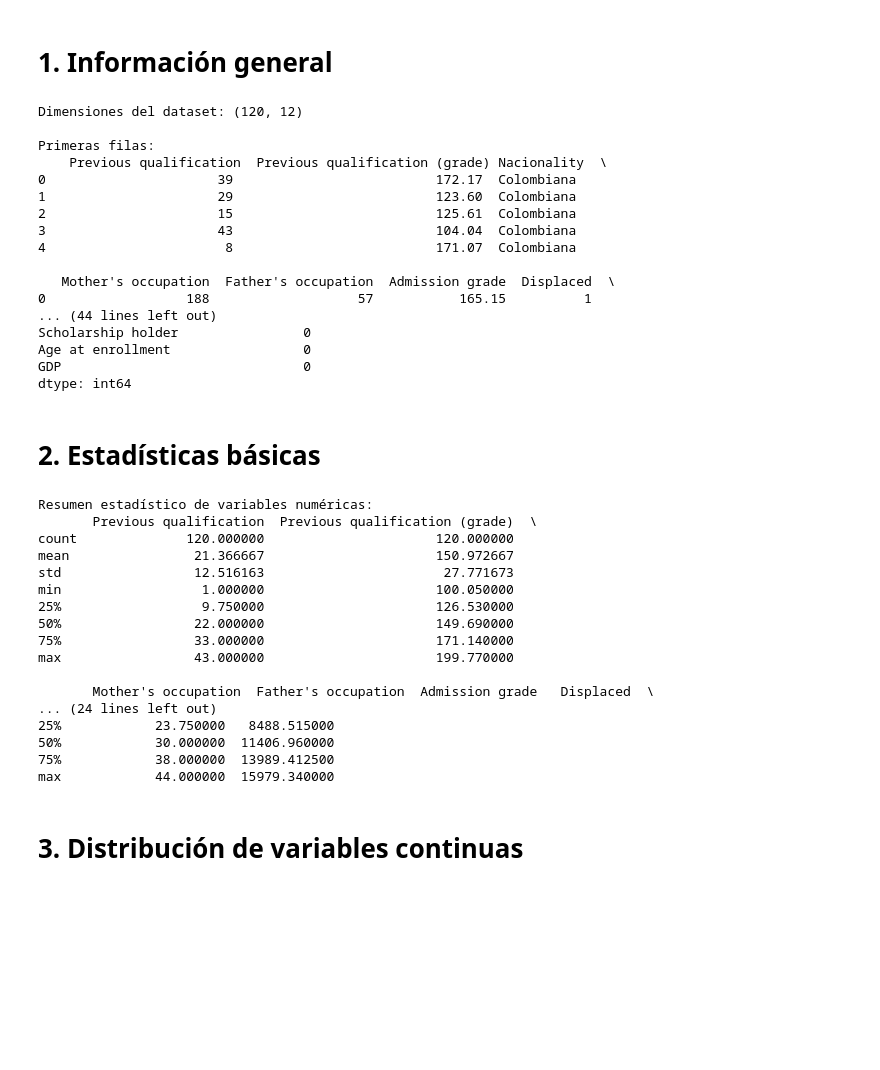
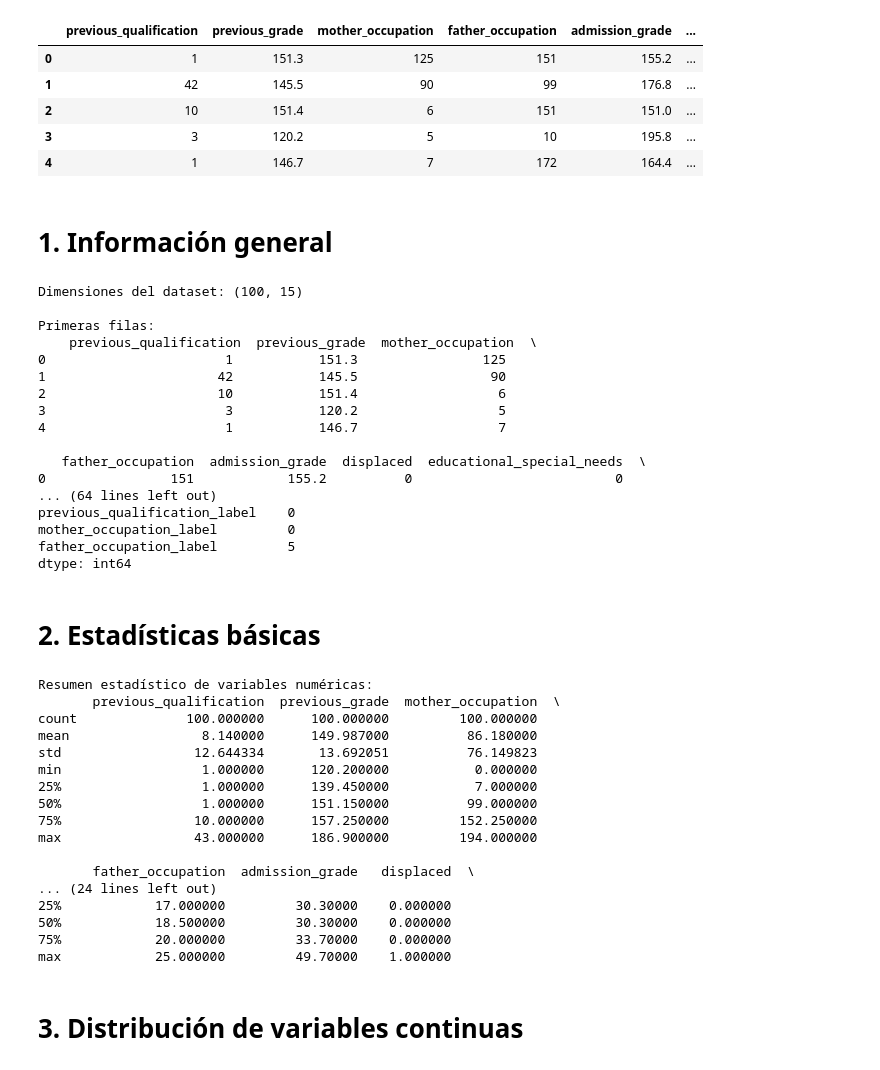
Before and after one commit to Miniicow/student-dropout-prediction, a Jupyter notebook: EDA.ipynb, the cells around one changed output. Drawn from its saved outputs; the diff is of its cells as text; code cells hidden in the pictures; blank space fills up the shorter version.

Commit message:
add new dataset

```diff
--- a/EDA.ipynb
+++ b/EDA.ipynb
@@ -22,6 +201,15 @@ import seaborn as sns
 # %%
 # Carga de datos
-df = pd.read_csv("student_data.csv")  # Cambia por el nombre real
+df = pd.read_csv("desercion_dataset_public_labels.csv")
+# %%
+df.head(5)
+# %% [output]
+|  | previous_qualification | previous_grade | mother_occupation | father_occupation | admission_grade | ... |
+| 0 | 1 | 151.3 | 125 | 151 | 155.2 | ... |
+| 1 | 42 | 145.5 | 90 | 99 | 176.8 | ... |
+| 2 | 10 | 151.4 | 6 | 151 | 151.0 | ... |
+| 3 | 3 | 120.2 | 5 | 10 | 195.8 | ... |
+| 4 | 1 | 146.7 | 7 | 172 | 164.4 | ... |
 # %% [markdown]
 # 1. Información general
 # %%
@@ -30,22 +218,22 @@ print("\nPrimeras filas:\n", df.head())
 print("\nTipos de datos:\n", df.dtypes)
 print("\nValores nulos:\n", df.isnull().sum())
 # %% [output]
-Dimensiones del dataset: (120, 12)
+Dimensiones del dataset: (100, 15)
 
 Primeras filas:
-    Previous qualification  Previous qualification (grade) Nacionality  \
-0                      39                          172.17  Colombiana
-1                      29                          123.60  Colombiana
-2                      15                          125.61  Colombiana
-3                      43                          104.04  Colombiana
-4                       8                          171.07  Colombiana
+    previous_qualification  previous_grade  mother_occupation  \
+0                       1           151.3                125
+1                      42           145.5                 90
+2                      10           151.4                  6
+3                       3           120.2                  5
+4                       1           146.7                  7
 
-   Mother's occupation  Father's occupation  Admission grade  Displaced  \
-0                  188                   57           165.15          1
-... (44 lines left out)
-Scholarship holder                0
-Age at enrollment                 0
-GDP                               0
+   father_occupation  admission_grade  displaced  educational_special_needs  \
+0                151            155.2          0                          0
+... (64 lines left out)
+previous_qualification_label    0
+mother_occupation_label         0
+father_occupation_label         5
 dtype: int64
 # %% [markdown]
 # 2. Estadísticas básicas
@@ -54,22 +242,22 @@ print("\nResumen estadístico de variables numéricas:")
 print(df.describe())
 # %% [output]
 Resumen estadístico de variables numéricas:
-       Previous qualification  Previous qualification (grade)  \
-count              120.000000                      120.000000
-mean                21.366667                      150.972667
-std                 12.516163                       27.771673
-min                  1.000000                      100.050000
-25%                  9.750000                      126.530000
-50%                 22.000000                      149.690000
-75%                 33.000000                      171.140000
-max                 43.000000                      199.770000
+       previous_qualification  previous_grade  mother_occupation  \
+count              100.000000      100.000000         100.000000
+mean                 8.140000      149.987000          86.180000
+std                 12.644334       13.692051          76.149823
+min                  1.000000      120.200000           0.000000
+25%                  1.000000      139.450000           7.000000
+50%                  1.000000      151.150000          99.000000
+75%                 10.000000      157.250000         152.250000
+max                 43.000000      186.900000         194.000000
 
-       Mother's occupation  Father's occupation  Admission grade   Displaced  \
+       father_occupation  admission_grade   displaced  \
 ... (24 lines left out)
-25%            23.750000   8488.515000
-50%            30.000000  11406.960000
-75%            38.000000  13989.412500
-max            44.000000  15979.340000
+25%            17.000000         30.30000    0.000000
+50%            18.500000         30.30000    0.000000
+75%            20.000000         33.70000    0.000000
+max            25.000000         49.70000    1.000000
 # %% [markdown]
 # 3. Distribución de variables continuas
 # %%
```
Also changed, not shown: parts of 4 cells of this notebook, 1 other file.
